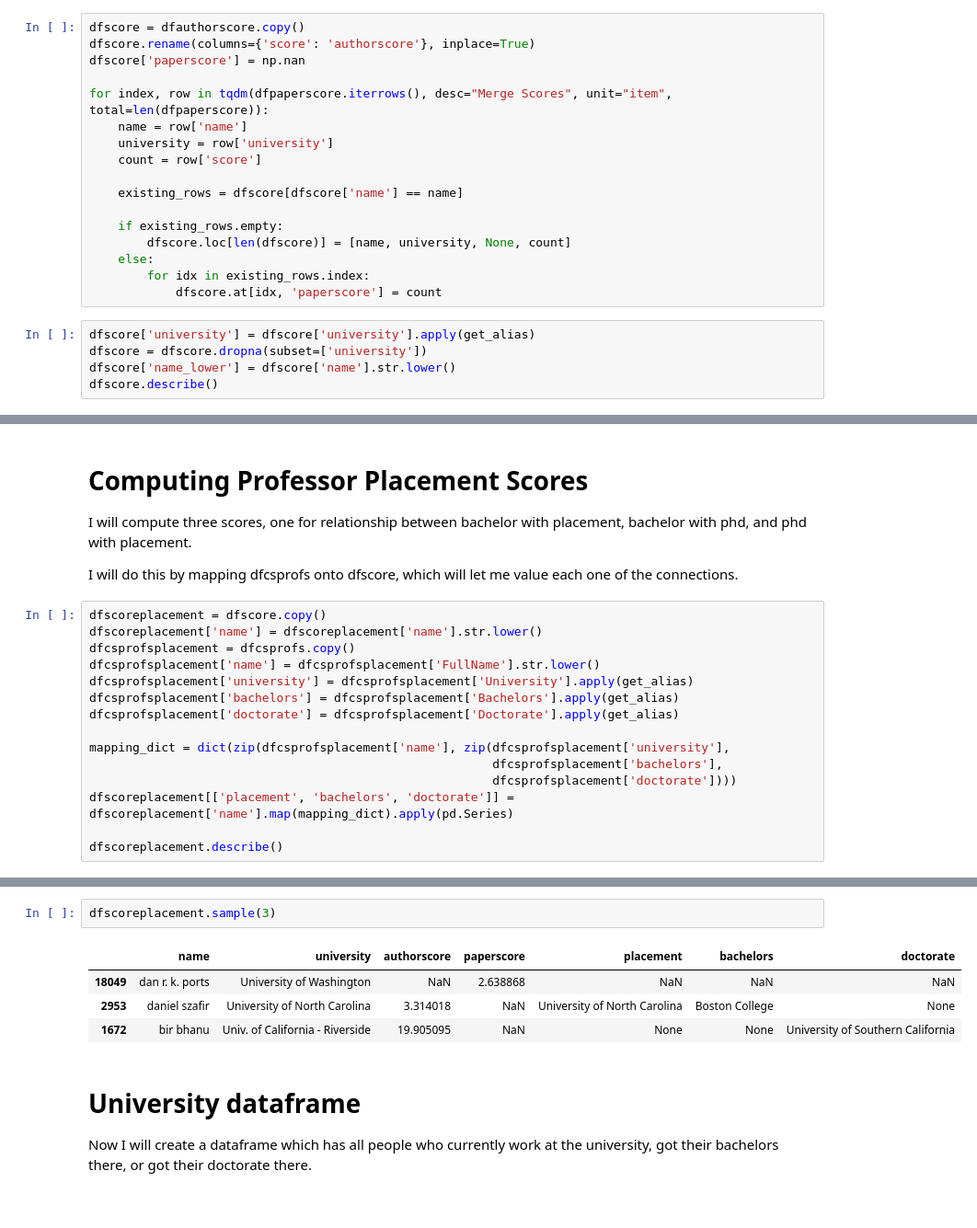
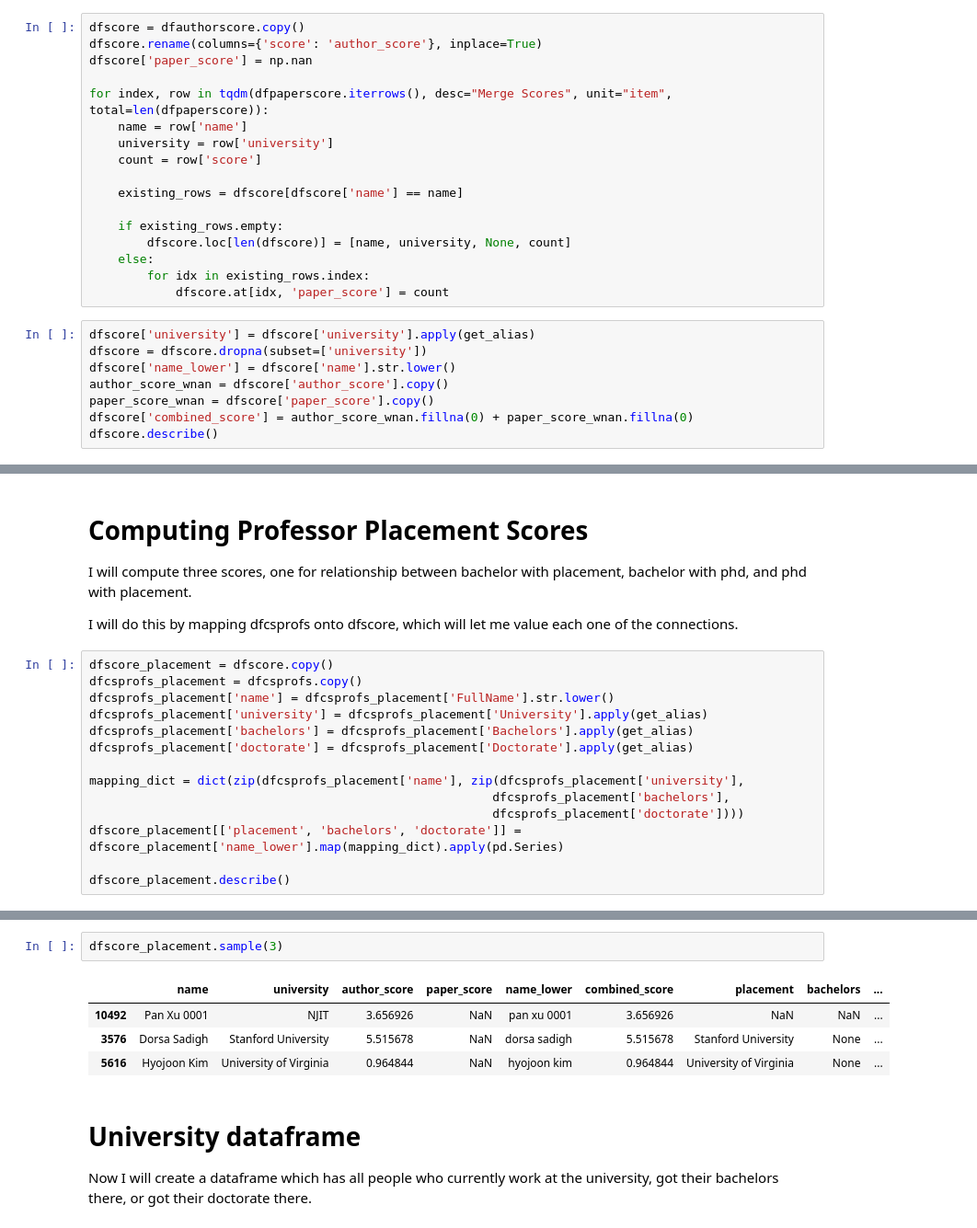
Before and after one commit to sachiniyer/my_college_rankings, a Jupyter notebook: main.ipynb, the cells around one changed output, grey strips where cells are left out. Shown at 92% size. Drawn from its saved outputs; the diff is of its cells as text.

```diff
--- a/main.ipynb
+++ b/main.ipynb
@@ -432,7 +432,7 @@ dfpaperscore.sample(3)
 # %%
 dfscore = dfauthorscore.copy()
-dfscore.rename(columns={'score': 'authorscore'}, inplace=True)
-dfscore['paperscore'] = np.nan
+dfscore.rename(columns={'score': 'author_score'}, inplace=True)
+dfscore['paper_score'] = np.nan
 
 for index, row in tqdm(dfpaperscore.iterrows(), desc="Merge Scores", unit="item", total=len(dfpaperscore)):
     name = row['name']
@@ -445,10 +445,13 @@ for index, row in tqdm(dfpaperscore.iterrows(), desc="Merge Scores", unit="item"
         dfscore.loc[len(dfscore)] = [name, university, None, count]
     else:
         for idx in existing_rows.index:
-            dfscore.at[idx, 'paperscore'] = count
+            dfscore.at[idx, 'paper_score'] = count
 # %%
 dfscore['university'] = dfscore['university'].apply(get_alias)
 dfscore = dfscore.dropna(subset=['university'])
 dfscore['name_lower'] = dfscore['name'].str.lower()
+author_score_wnan = dfscore['author_score'].copy()
+paper_score_wnan = dfscore['paper_score'].copy()
+dfscore['combined_score'] = author_score_wnan.fillna(0) + paper_score_wnan.fillna(0)
 dfscore.describe()
 # %% [output]
@@ -490,18 +494,17 @@ I will compute three scores, one for relationship between bachelor with placemen
 
 I will do this by mapping dfcsprofs onto dfscore, which will let me value each one of the connections.
 # %%
-dfscoreplacement = dfscore.copy()
-dfscoreplacement['name'] = dfscoreplacement['name'].str.lower()
-dfcsprofsplacement = dfcsprofs.copy()
-dfcsprofsplacement['name'] = dfcsprofsplacement['FullName'].str.lower()
-dfcsprofsplacement['university'] = dfcsprofsplacement['University'].apply(get_alias)
-dfcsprofsplacement['bachelors'] = dfcsprofsplacement['Bachelors'].apply(get_alias)
-dfcsprofsplacement['doctorate'] = dfcsprofsplacement['Doctorate'].apply(get_alias)
+dfscore_placement = dfscore.copy()
+dfcsprofs_placement = dfcsprofs.copy()
+dfcsprofs_placement['name'] = dfcsprofs_placement['FullName'].str.lower()
+dfcsprofs_placement['university'] = dfcsprofs_placement['University'].apply(get_alias)
+dfcsprofs_placement['bachelors'] = dfcsprofs_placement['Bachelors'].apply(get_alias)
+dfcsprofs_placement['doctorate'] = dfcsprofs_placement['Doctorate'].apply(get_alias)
 
-mapping_dict = dict(zip(dfcsprofsplacement['name'], zip(dfcsprofsplacement['university'],
-                                                        dfcsprofsplacement['bachelors'],
-                                                        dfcsprofsplacement['doctorate'])))
-dfscoreplacement[['placement', 'bachelors', 'doctorate']] = dfscoreplacement['name'].map(mapping_dict).apply(pd.Series)
+mapping_dict = dict(zip(dfcsprofs_placement['name'], zip(dfcsprofs_placement['university'],
+                                                        dfcsprofs_placement['bachelors'],
+                                                        dfcsprofs_placement['doctorate'])))
+dfscore_placement[['placement', 'bachelors', 'doctorate']] = dfscore_placement['name_lower'].map(mapping_dict).apply(pd.Series)
 
-dfscoreplacement.describe()
+dfscore_placement.describe()
 # %% [output]
@@ -534,10 +539,10 @@ memory usage: 468.3+ KB
 # %%
-dfscoreplacement.sample(3)
+dfscore_placement.sample(3)
 # %% [output]
-|  | name | university | authorscore | paperscore | placement | bachelors | doctorate |
-| 18049 | dan r. k. ports | University of Washington | NaN | 2.638868 | NaN | NaN | NaN |
-| 2953 | daniel szafir | University of North Carolina | 3.314018 | NaN | University of North Carolina | Boston College | None |
-| 1672 | bir bhanu | Univ. of California - Riverside | 19.905095 | NaN | None | None | University of Southern California |
+|  | name | university | author_score | paper_score | name_lower | combined_score | placement | bachelors | ... |
+| 10492 | Pan Xu 0001 | NJIT | 3.656926 | NaN | pan xu 0001 | 3.656926 | NaN | NaN | ... |
+| 3576 | Dorsa Sadigh | Stanford University | 5.515678 | NaN | dorsa sadigh | 5.515678 | Stanford University | None | ... |
+| 5616 | Hyojoon Kim | University of Virginia | 0.964844 | NaN | hyojoon kim | 0.964844 | University of Virginia | None | ... |
 # %% [markdown]
 # University dataframe
 
```
Also changed, not shown: parts of 28 cells of this notebook.
